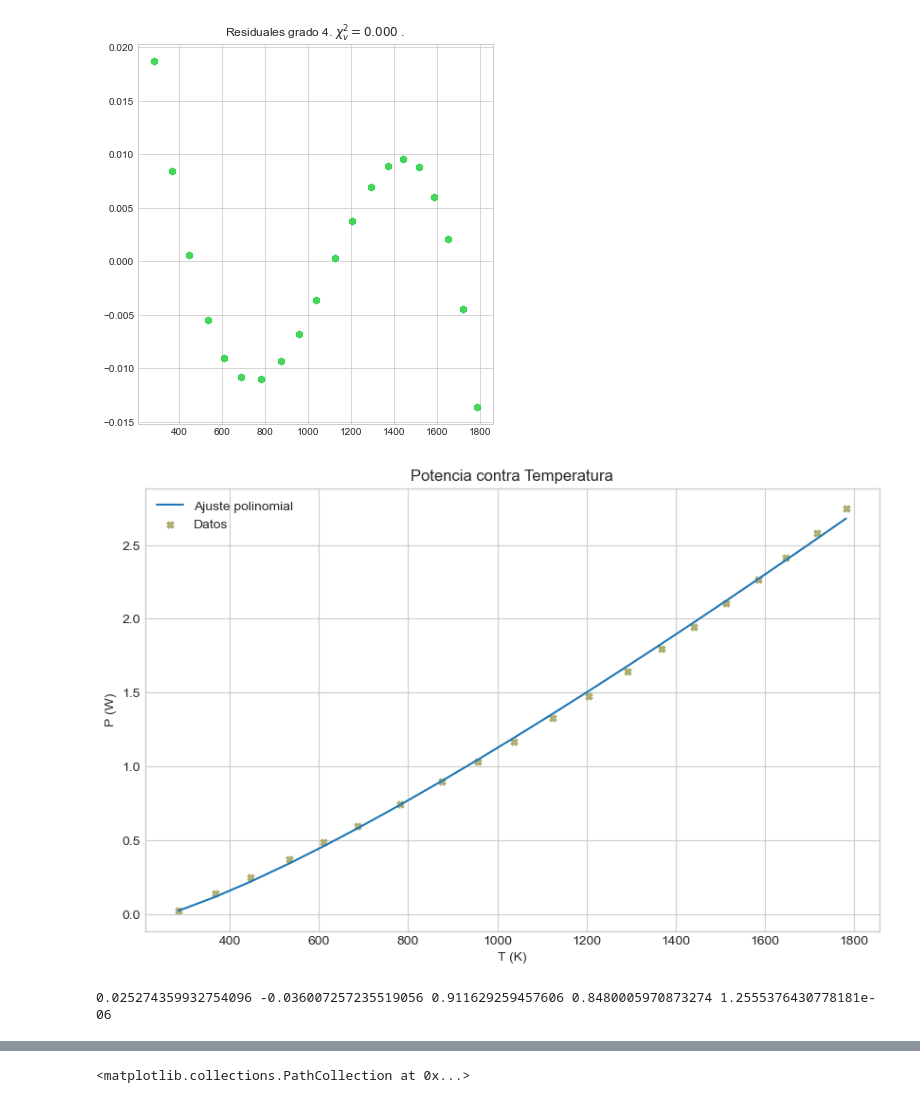
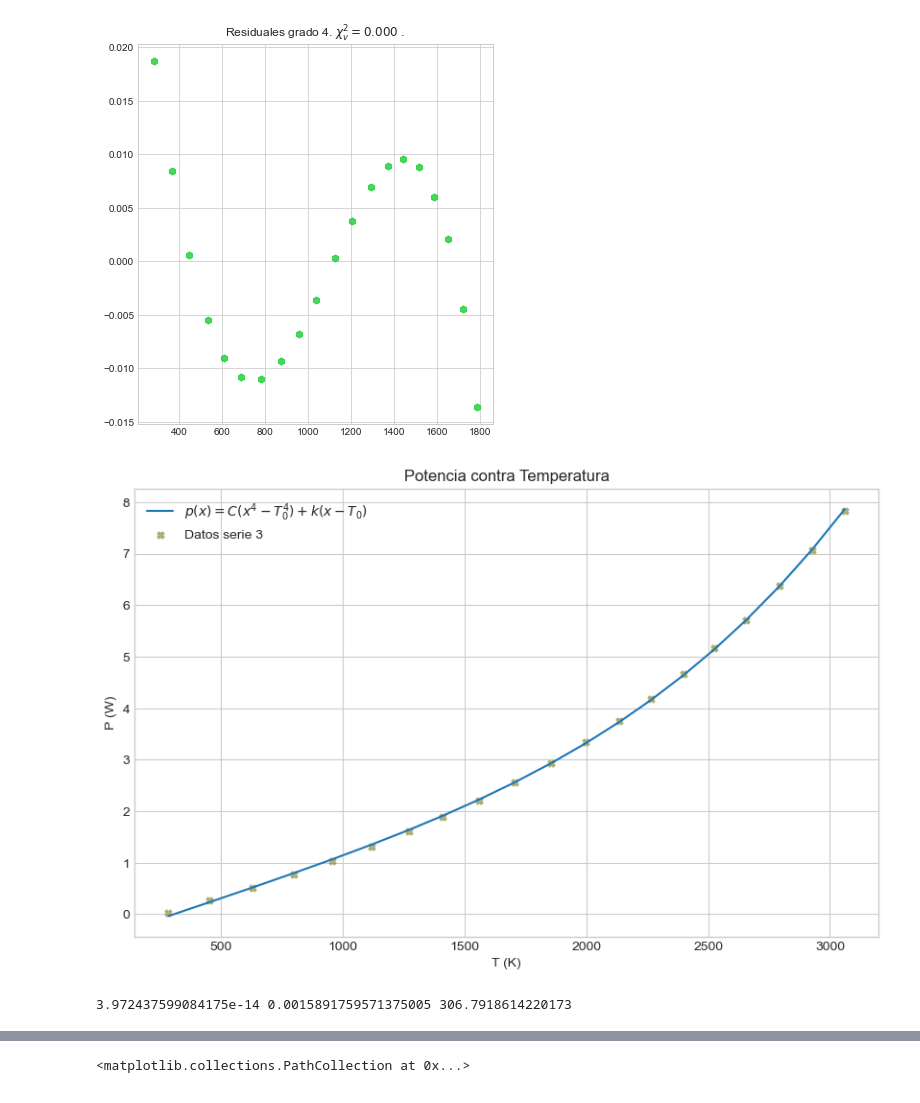
Before and after one commit to PachoDp13/Metodos_Computacionales, a Jupyter notebook: Stefan-Boltzmann.ipynb, the cells around one changed output, grey strips where cells are left out. Cells and saved outputs as stored; diff of their text form; code cells hidden in the pictures.

```diff
--- a/Stefan-Boltzmann.ipynb
+++ b/Stefan-Boltzmann.ipynb
@@ -51,24 +52,23 @@ y=np.array([0.029775329,
 #########################################
 # Solución 1.1
 #########################################
-h=lambda x,C,K,A,B: C*((x**4)-A)+K*(x-B)
+h=lambda x,C,K,B: C*((x**4)-B**4)+K*(x-B)
 popth,pcovh=cfit(h,x,y)
-C,K,A,B=popth
-yh=h(x,C,K,A,B)
+C,K,B=popth
+yh=h(x,C,K,B)
 #######################################
 # Gráfica de la función
 #######################################
 plt.figure(figsize=(10,10/1.618),dpi=100)
 plt.scatter(x,y,s=25,color=(0.6,0.6,0.3,0.7),marker='X')
 plt.plot(x,yh)
-plt.legend(['Ajuste polinomial','Datos'])
+plt.legend([r'$p(x) = C(x^{4} - T_{0} ^{4})+k(x-T_{0})$','Datos serie 2'])
 plt.title('Potencia contra Temperatura')
 plt.xlabel('T (K)')
 plt.ylabel('P (W)')
-plt.legend(['Ajuste polinomial','Datos'])
 plt.style.use('seaborn-whitegrid')
 plt.show()
 
 
-print(C,K,A,B)
+print(C,K,B)
 # %% [output]
@@ -84,29 +84,72 @@ ax2.scatter(x,y-yh,s=50,marker="h",color=(0.1,0.8,0.2,0.8))
 <matplotlib.collections.PathCollection at 0x...>
 [figure]
 # %%
+x=np.array([284.3176636,
+453.9699093,
+629.799814,
+797.6769548,
+957.6015243,
+1119.567055,
+1271.42239,
+1410.616012,
+1560.492515,
+1706.246663,
+1853.857976,
+1997.796574,
+2135.299987,
+2264.8515,
+2398.509941,
+2525.599429,
+2653.285458,
+2792.446546,
+2926.291077,
+3060.887138])
+y=np.array([0.029761339,
+0.260730877,
+0.514337481,
+0.771758185,
+1.032424489,
+1.317288194,
+1.603638101,
+1.884705032,
+2.210397076,
+2.552879844,
+2.93123636,
+3.334763841,
+3.754868142,
+4.183226964,
+4.66561378,
+5.164557738,
+5.712896552,
+6.369730908,
+7.065828291,
+7.82710549])
 #########################################
-# Solución 1.2
+# Solución 1.1
 #########################################
-h=lambda x,C,K,A,B,D: C*((x**A)-(D**A))+K*((x-D)**B)
+#########################################
+#########################################
+# Solución 1.1
+#########################################
+h=lambda x,C,K,B: C*((x**4)-B**4)+K*(x-B)
 popth,pcovh=cfit(h,x,y)
-C,K,A,B,D=popth
-yh=h(x,C,K,A,B,D)
+C,K,B=popth
+yh=h(x,C,K,B)
 #######################################
 # Gráfica de la función
 #######################################
 plt.figure(figsize=(10,10/1.618),dpi=100)
 plt.scatter(x,y,s=25,color=(0.6,0.6,0.3,0.7),marker='X')
 plt.plot(x,yh)
-plt.legend(['Ajuste polinomial','Datos'])
+plt.legend([r'$p(x) = C(x^{4} - T_{0} ^{4})+k(x-T_{0})$','Datos serie 3'])
 plt.title('Potencia contra Temperatura')
 plt.xlabel('T (K)')
 plt.ylabel('P (W)')
-plt.legend(['Ajuste polinomial','Datos'])
 plt.style.use('seaborn-whitegrid')
 plt.show()
 
 
-print(C,K,A,B,D)
+print(C,K,B)
 # %% [output]
-[figure, old version]
+[figure, new version]
-0.025274359932754096 -0.036007257235519056 0.911629259457606 0.8480005970873274 1.2555376430778181e-06
+3.972437599084175e-14 0.0015891759571375005 306.7918614220173
```
Also changed, not shown: parts of 10 cells of this notebook.
